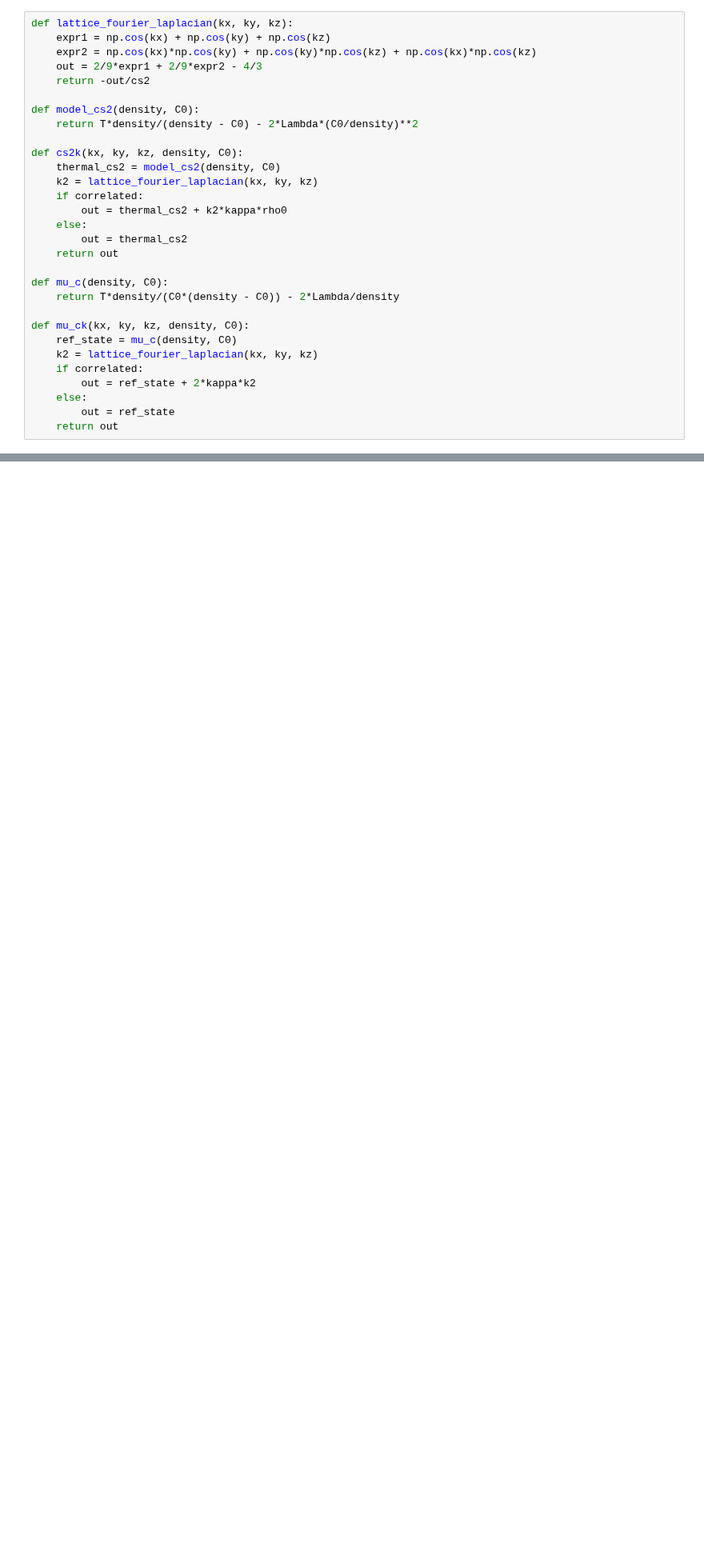
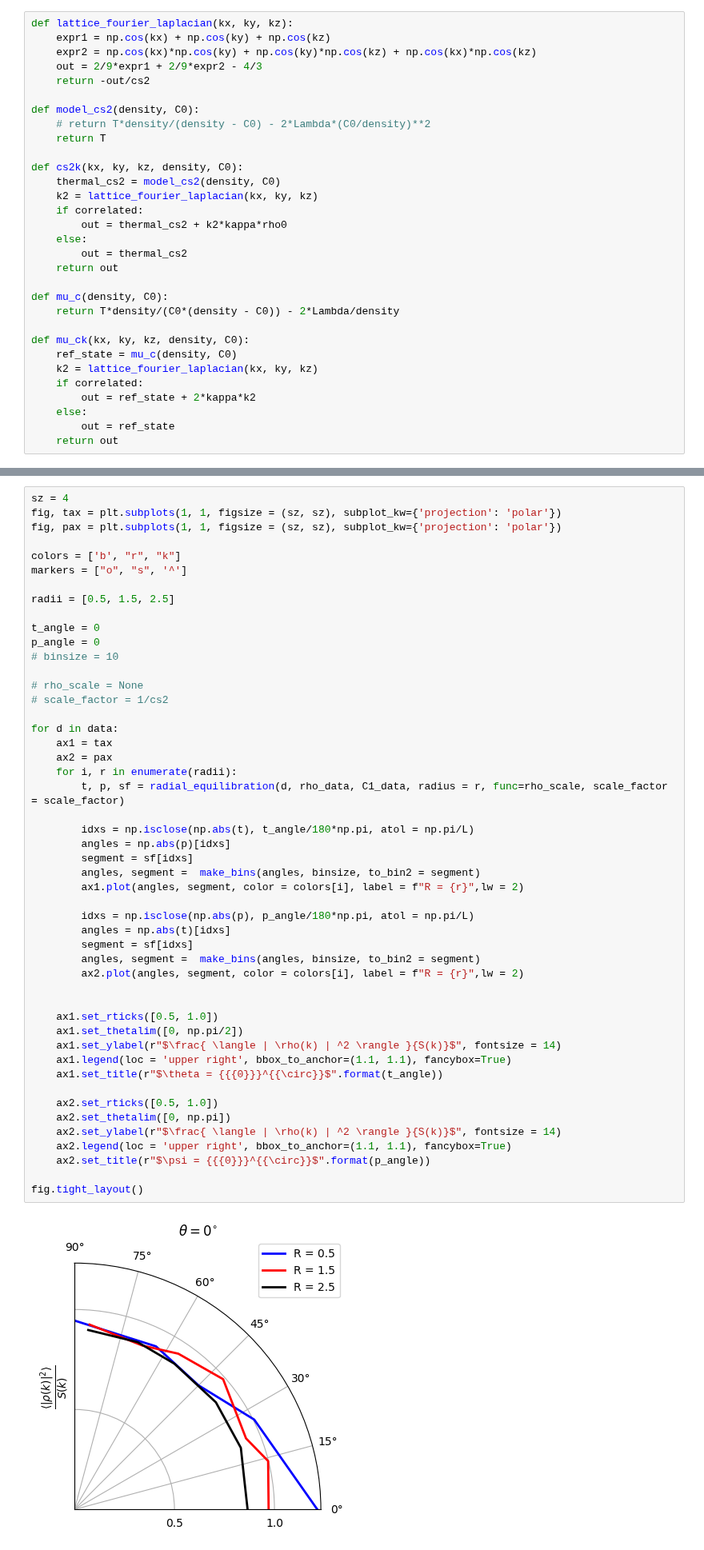
Before and after one commit to uschille/LBMeX, a Jupyter notebook: src_lbm/binary/analysis.ipynb, the cells around one changed output, grey strips where cells are left out. Shown at 80% size. Cells and saved outputs as stored; diff of their text form; blank space fills up the shorter version.

```diff
--- a/src_lbm/binary/analysis.ipynb
+++ b/src_lbm/binary/analysis.ipynb
@@ -149,7 +149,8 @@ def lattice_fourier_laplacian(kx, ky, kz):
     return -out/cs2
 
 def model_cs2(density, C0):
-    return T*density/(density - C0) - 2*Lambda*(C0/density)**2
+    # return T*density/(density - C0) - 2*Lambda*(C0/density)**2
+    return T
 
 def cs2k(kx, ky, kz, density, C0):
     thermal_cs2 = model_cs2(density, C0)
@@ -392,0 +436,51 @@ ax.legend()
+# %%
+sz = 4
+fig, tax = plt.subplots(1, 1, figsize = (sz, sz), subplot_kw={'projection': 'polar'})
+fig, pax = plt.subplots(1, 1, figsize = (sz, sz), subplot_kw={'projection': 'polar'})
+
+colors = ['b', "r", "k"]
+markers = ["o", "s", '^']
+
+radii = [0.5, 1.5, 2.5]
+
+t_angle = 0
+p_angle = 0
+# binsize = 10
+
+# rho_scale = None
+# scale_factor = 1/cs2
+
+for d in data:
+    ax1 = tax
+    ax2 = pax
+    for i, r in enumerate(radii):
+        t, p, sf = radial_equilibration(d, rho_data, C1_data, radius = r, func=rho_scale, scale_factor = scale_factor)
+
+        idxs = np.isclose(np.abs(t), t_angle/180*np.pi, atol = np.pi/L)
+        angles = np.abs(p)[idxs]
+        segment = sf[idxs]
+        angles, segment =  make_bins(angles, binsize, to_bin2 = segment)
+        ax1.plot(angles, segment, color = colors[i], label = f"R = {r}",lw = 2)
+
+        idxs = np.isclose(np.abs(p), p_angle/180*np.pi, atol = np.pi/L)
+        angles = np.abs(t)[idxs]
+        segment = sf[idxs]
+        angles, segment =  make_bins(angles, binsize, to_bin2 = segment)
+        ax2.plot(angles, segment, color = colors[i], label = f"R = {r}",lw = 2)
+
+
+    ax1.set_rticks([0.5, 1.0])
+    ax1.set_thetalim([0, np.pi/2])
+    ax1.set_ylabel(r"$\frac{ \langle | \rho(k) | ^2 \rangle }{S(k)}$", fontsize = 14)
+    ax1.legend(loc = 'upper right', bbox_to_anchor=(1.1, 1.1), fancybox=True)
+    ax1.set_title(r"$\theta = {{{0}}}^{{\circ}}$".format(t_angle))
+
+    ax2.set_rticks([0.5, 1.0])
+    ax2.set_thetalim([0, np.pi])
+    ax2.set_ylabel(r"$\frac{ \langle | \rho(k) | ^2 \rangle }{S(k)}$", fontsize = 14)
+    ax2.legend(loc = 'upper right', bbox_to_anchor=(1.1, 1.1), fancybox=True)
+    ax2.set_title(r"$\psi = {{{0}}}^{{\circ}}$".format(p_angle))
+
+fig.tight_layout()
+# %% [output]
+[figure, added]
```
Also changed, not shown: parts of 10 cells of this notebook, 4 other files.
